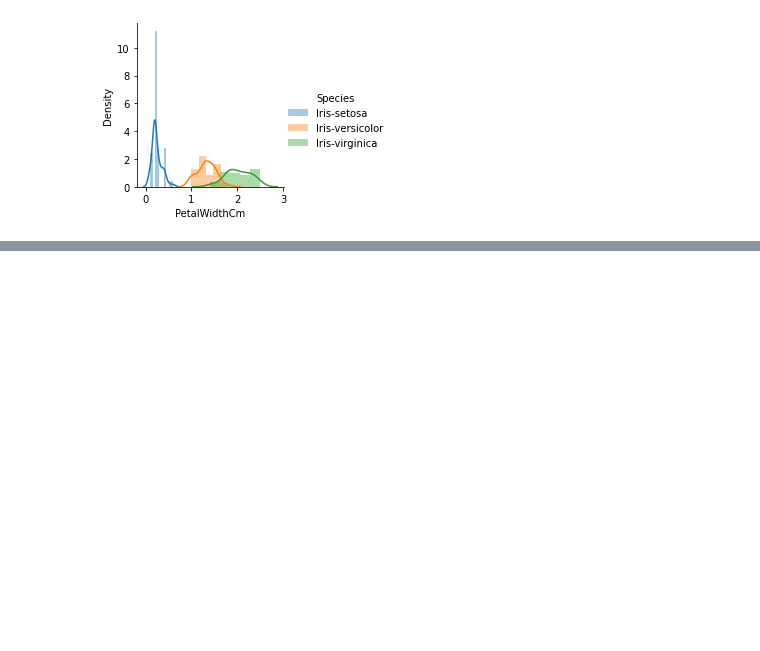
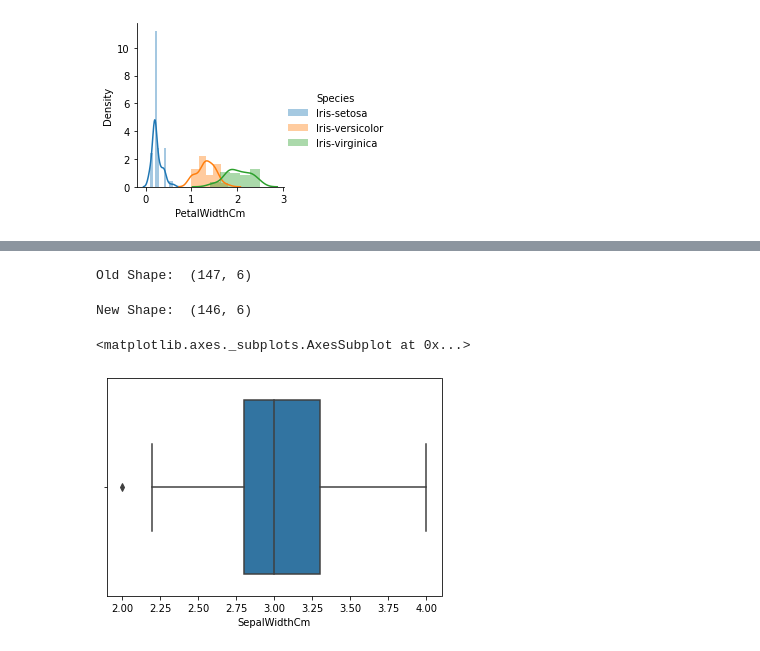
Before and after one commit to Pgupta1996/Spark_FOundation_Task_2, a Jupyter notebook: Spark_foundation_Task_2.ipynb, the cells around one changed output, grey strips where cells are left out. Drawn from its saved outputs; the diff is of its cells as text; code cells hidden in the pictures; blank space fills up the shorter version.

```diff
--- a/Spark_foundation_Task_2.ipynb
+++ b/Spark_foundation_Task_2.ipynb
@@ -204,0 +296,32 @@ plot.map(sns.distplot, "PetalWidthCm").add_legend()
+# %%
+# Importing
+from sklearn.datasets import load_boston
+# IQR
+Q1 = np.percentile(dataset['SepalWidthCm'], 25,
+				interpolation = 'midpoint')
+
+Q3 = np.percentile(dataset['SepalWidthCm'], 75,
+				interpolation = 'midpoint')
+IQR = Q3 - Q1
+
+print("Old Shape: ", dataset.shape)
+# %% [output]
+Old Shape:  (147, 6)
+# %%
+# Upper bound
+upper = np.where(dataset['SepalWidthCm'] >= (Q3+1.5*IQR))
+
+# Lower bound
+lower = np.where(dataset['SepalWidthCm'] <= (Q1-1.5*IQR))
+# %%
+# Removing the Outliers
+dataset.drop(upper[0], inplace = True)
+dataset.drop(lower[0], inplace = True)
+# %%
+print("New Shape: ", dataset.shape)
+
+sns.boxplot(x='SepalWidthCm', data=dataset)
+# %% [output]
+New Shape:  (146, 6)
+<matplotlib.axes._subplots.AxesSubplot at 0x...>
+[figure, added]
```
Also changed, not shown: parts of 11 cells of this notebook.
